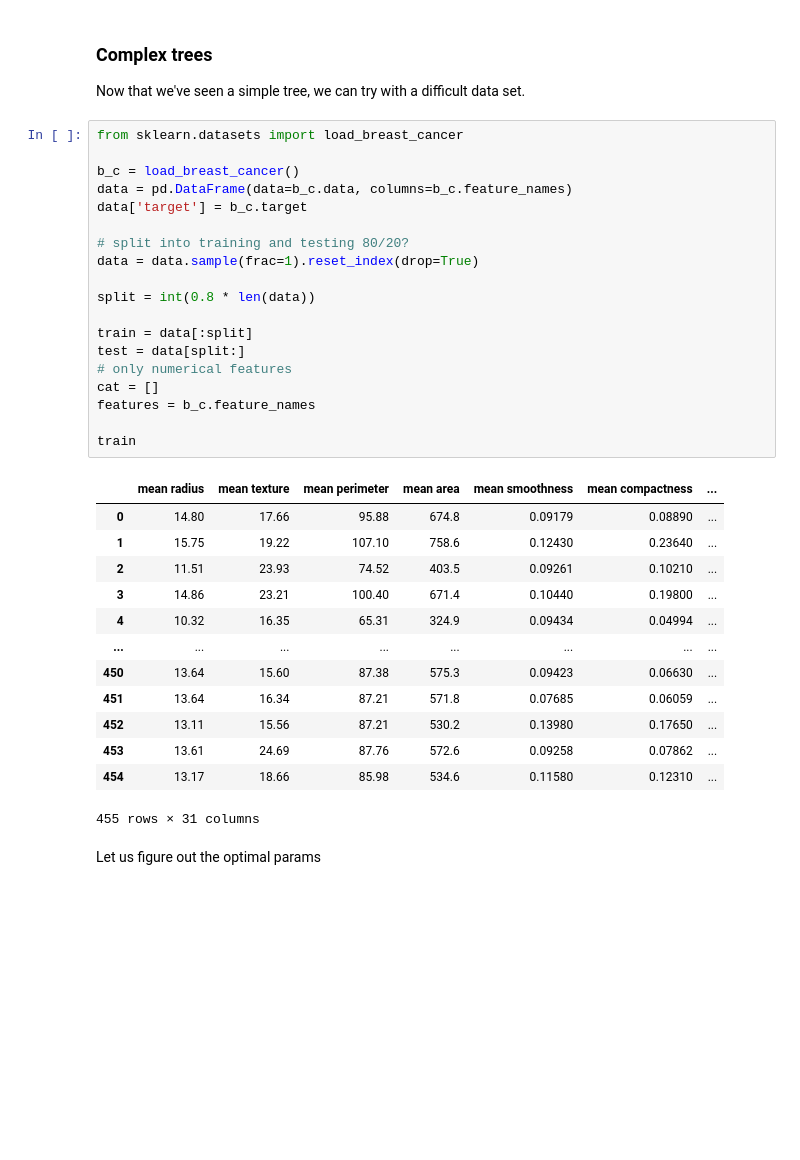
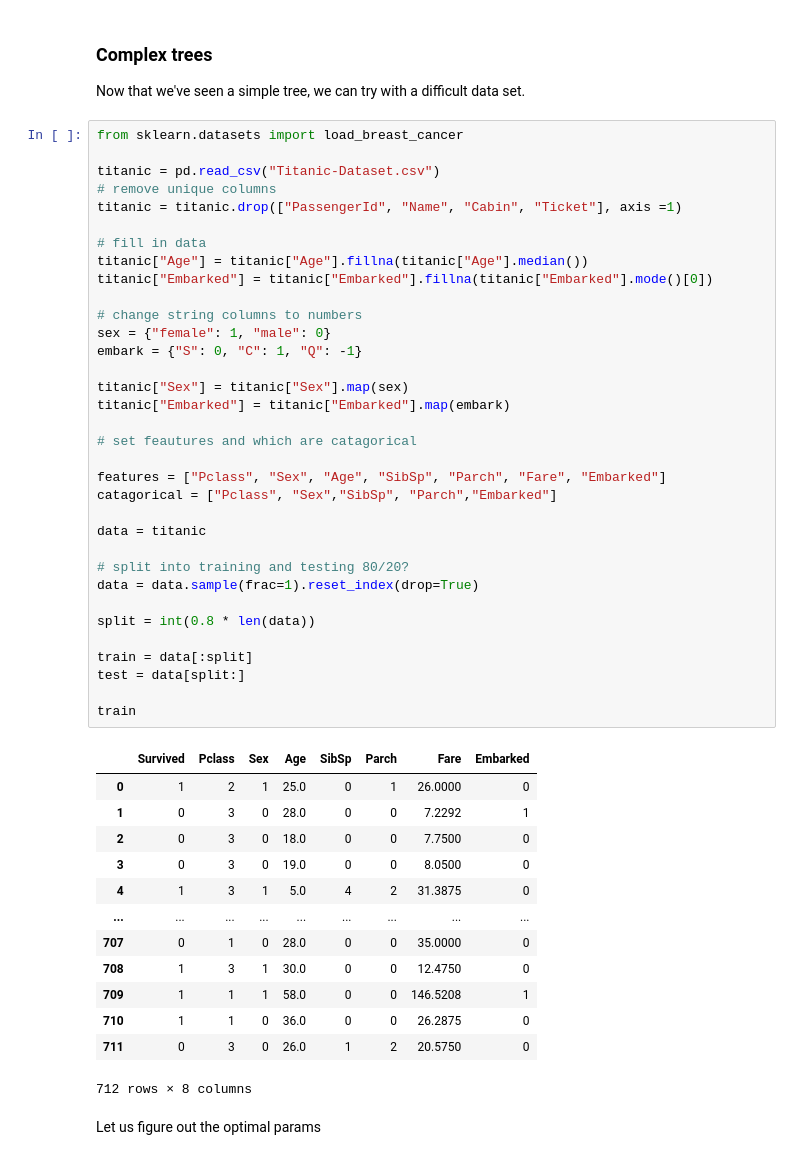
Before and after one commit to verholen-abigail/decTrees, a Jupyter notebook: decTree LIVE CODE.ipynb, the cells around one changed output. Saved outputs shown, nothing was run; the diff lists cells and outputs as text; blank space fills up the shorter version.

```diff
--- a/decTree LIVE CODE.ipynb
+++ b/decTree LIVE CODE.ipynb
@@ -515,36 +504,51 @@ Now that we've seen a simple tree, we can try with a difficult data set.
 # %%
 from sklearn.datasets import load_breast_cancer
 
-b_c = load_breast_cancer()
-data = pd.DataFrame(data=b_c.data, columns=b_c.feature_names)
-data['target'] = b_c.target
+titanic = pd.read_csv("Titanic-Dataset.csv")
+# remove unique columns
+titanic = titanic.drop(["PassengerId", "Name", "Cabin", "Ticket"], axis =1)
+
+# fill in data
+titanic["Age"] = titanic["Age"].fillna(titanic["Age"].median())
+titanic["Embarked"] = titanic["Embarked"].fillna(titanic["Embarked"].mode()[0])
+
+# change string columns to numbers
+sex = {"female": 1, "male": 0}
+embark = {"S": 0, "C": 1, "Q": -1}
+
+titanic["Sex"] = titanic["Sex"].map(sex)
+titanic["Embarked"] = titanic["Embarked"].map(embark)
+
+# set feautures and which are catagorical
+
+features = ["Pclass", "Sex", "Age", "SibSp", "Parch", "Fare", "Embarked"]
+catagorical = ["Pclass", "Sex","SibSp", "Parch","Embarked"]
+
+data = titanic
 
 # split into training and testing 80/20?
 data = data.sample(frac=1).reset_index(drop=True)
 
 split = int(0.8 * len(data))
 
 train = data[:split]
 test = data[split:]
-# only numerical features
-cat = []
-features = b_c.feature_names
 
 train
 # %% [output]
-|  | mean radius | mean texture | mean perimeter | mean area | mean smoothness | mean compactness | ... |
-| 0 | 14.80 | 17.66 | 95.88 | 674.8 | 0.09179 | 0.08890 | ... |
-| 1 | 15.75 | 19.22 | 107.10 | 758.6 | 0.12430 | 0.23640 | ... |
-| 2 | 11.51 | 23.93 | 74.52 | 403.5 | 0.09261 | 0.10210 | ... |
-| 3 | 14.86 | 23.21 | 100.40 | 671.4 | 0.10440 | 0.19800 | ... |
-| 4 | 10.32 | 16.35 | 65.31 | 324.9 | 0.09434 | 0.04994 | ... |
-| ... | ... | ... | ... | ... | ... | ... | ... |
-| 450 | 13.64 | 15.60 | 87.38 | 575.3 | 0.09423 | 0.06630 | ... |
-| 451 | 13.64 | 16.34 | 87.21 | 571.8 | 0.07685 | 0.06059 | ... |
-| 452 | 13.11 | 15.56 | 87.21 | 530.2 | 0.13980 | 0.17650 | ... |
-| 453 | 13.61 | 24.69 | 87.76 | 572.6 | 0.09258 | 0.07862 | ... |
-| 454 | 13.17 | 18.66 | 85.98 | 534.6 | 0.11580 | 0.12310 | ... |
+|  | Survived | Pclass | Sex | Age | SibSp | Parch | Fare | Embarked |
+| 0 | 1 | 2 | 1 | 25.0 | 0 | 1 | 26.0000 | 0 |
+| 1 | 0 | 3 | 0 | 28.0 | 0 | 0 | 7.2292 | 1 |
+| 2 | 0 | 3 | 0 | 18.0 | 0 | 0 | 7.7500 | 0 |
+| 3 | 0 | 3 | 0 | 19.0 | 0 | 0 | 8.0500 | 0 |
+| 4 | 1 | 3 | 1 | 5.0 | 4 | 2 | 31.3875 | 0 |
+| ... | ... | ... | ... | ... | ... | ... | ... | ... |
+| 707 | 0 | 1 | 0 | 28.0 | 0 | 0 | 35.0000 | 0 |
+| 708 | 1 | 3 | 1 | 30.0 | 0 | 0 | 12.4750 | 0 |
+| 709 | 1 | 1 | 1 | 58.0 | 0 | 0 | 146.5208 | 1 |
+| 710 | 1 | 1 | 0 | 36.0 | 0 | 0 | 26.2875 | 0 |
+| 711 | 0 | 3 | 0 | 26.0 | 1 | 2 | 20.5750 | 0 |
-455 rows × 31 columns
+712 rows × 8 columns
 # %% [markdown]
 Let us figure out the optimal params
 # %%
```
Also changed, not shown: parts of 7 cells of this notebook, 2 other files.
